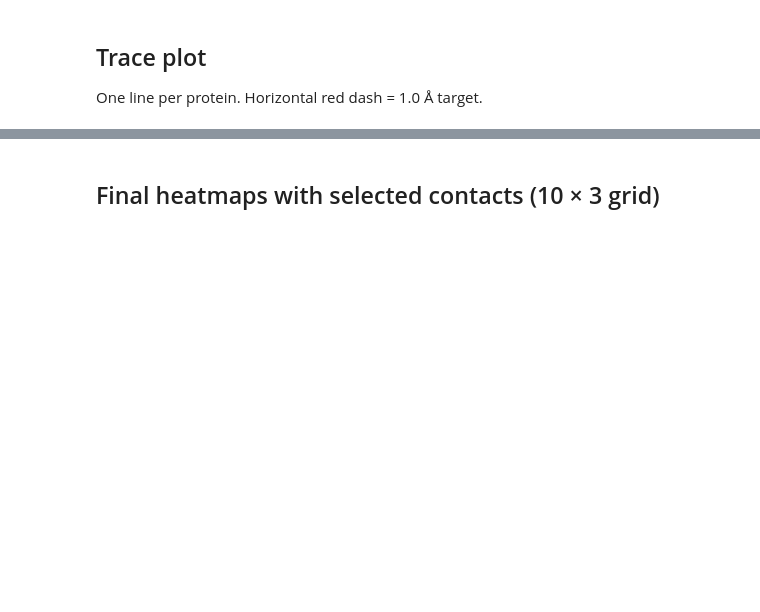
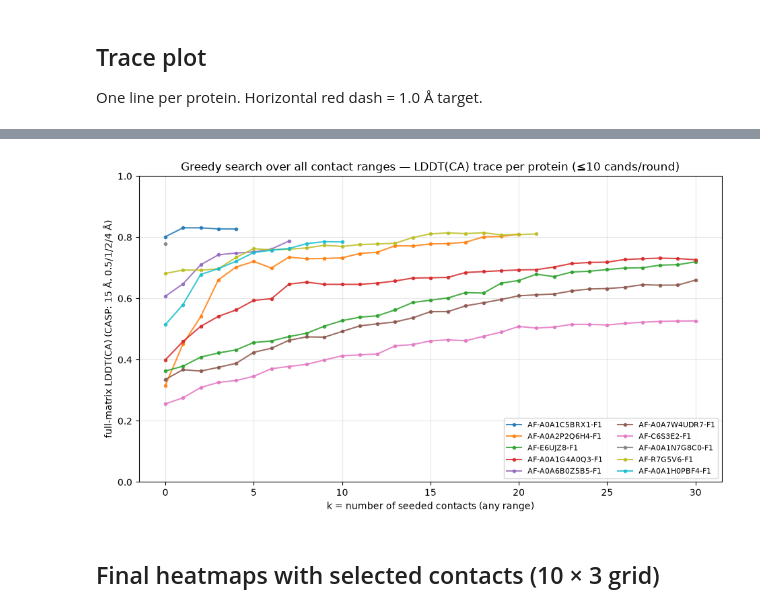
Before and after one commit to Open-Athena/MarinFold, a Jupyter notebook: experiments/exp9_evals_test_distance_heatmaps/contact_seeding_search_all_ranges.ipynb, the cells around one changed output, grey strips where cells are left out. Saved outputs shown, nothing was run; the diff lists cells and outputs as text; code cells hidden in the pictures; blank space fills up the shorter version.

```diff
--- a/experiments/exp9_evals_test_distance_heatmaps/contact_seeding_search_all_ranges.ipynb
+++ b/experiments/exp9_evals_test_distance_heatmaps/contact_seeding_search_all_ranges.ipynb
@@ -415,3 +503,24 @@ plt.show()
+# %%
+fig, ax = plt.subplots(figsize=(9.5, 5.5))
+for (spec, _), res in zip(structures, results, strict=True):
+    lt = res.get("lddt_trace") or []
+    if not lt:
+        continue
+    ks = [step["k"] for step in lt]
+    lddts = [step["lddt_ca"] for step in lt]
+    ax.plot(ks, lddts, "-o", markersize=3, label=spec.entry_id, alpha=0.85)
+ax.set_xlabel("k = number of seeded contacts (any range)")
+ax.set_ylabel("full-matrix LDDT(CA) (CASP: 15 Å, 0.5/1/2/4 Å)")
+ax.set_ylim(0.0, 1.0)
+ax.set_title(f"Greedy search over all contact ranges — LDDT(CA) trace per protein "
+             f"(≤{CANDIDATES_PER_ROUND} cands/round)")
+ax.legend(loc="lower right", fontsize=8, ncol=2)
+ax.grid(True, alpha=0.3)
+fig.tight_layout()
+fig.savefig(PLOTS_DIR / "contact_search_all_ranges_lddt_trace.png", dpi=110)
+plt.show()
+# %% [output]
+[figure, added]
 # %% [markdown]
 ## Final heatmaps with selected contacts (10 × 3 grid)
 # %%
```
Also changed, not shown: parts of 10 cells of this notebook, 17 other files.
